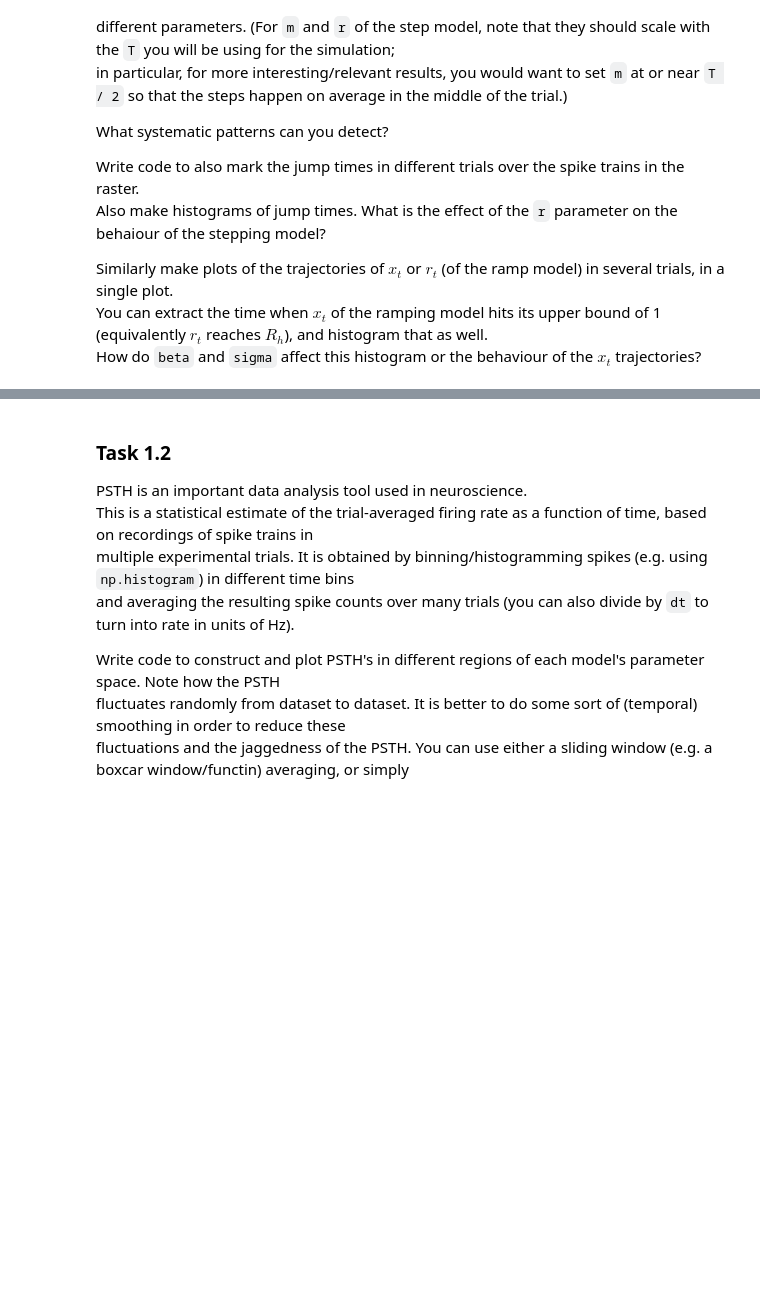
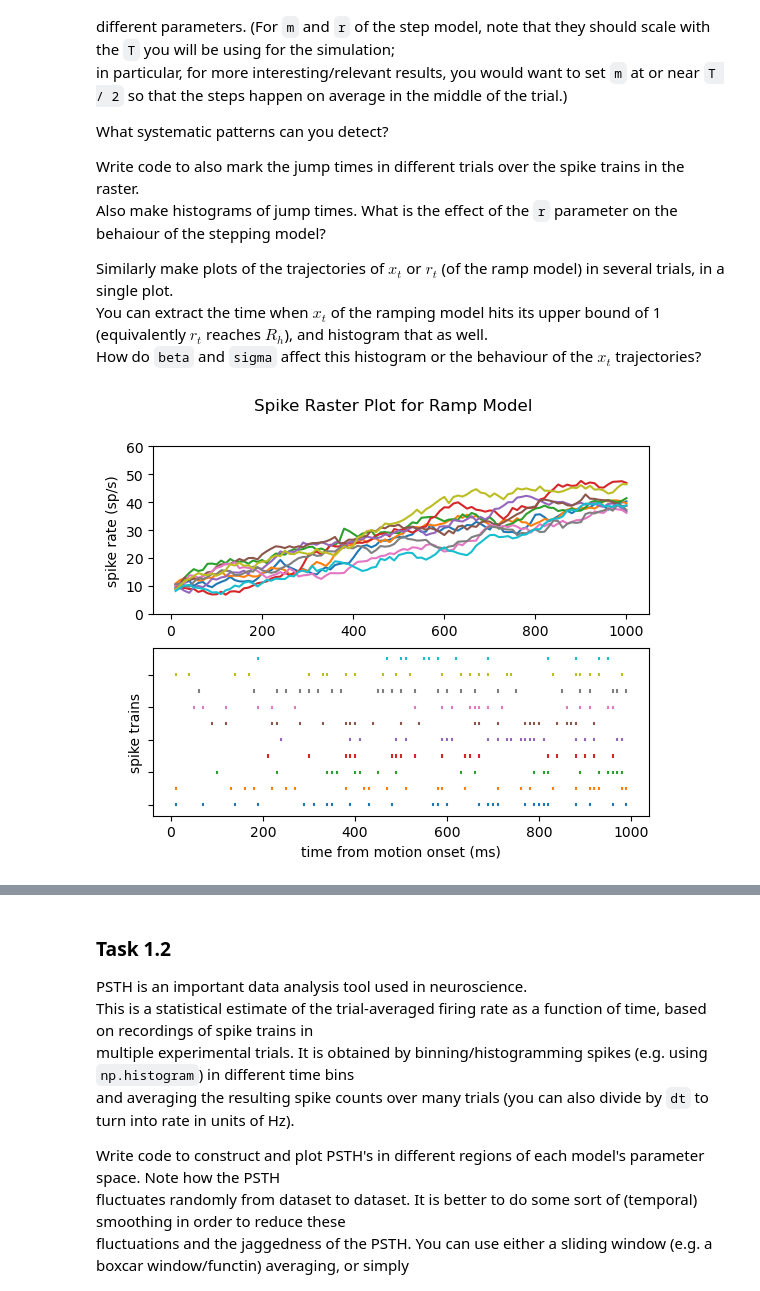
Before and after one commit to derek1909/GG3G3, a Jupyter notebook: GG3_project.ipynb, the cells around one changed output, grey strips where cells are left out. Saved outputs shown, nothing was run; the diff lists cells and outputs as text; code cells hidden in the pictures; blank space fills up the shorter version.

```diff
--- a/GG3_project.ipynb
+++ b/GG3_project.ipynb
@@ -323,0 +327,31 @@ How do `beta` and `sigma` affect this histogram or the behaviour of the $x_t$ tr
+# %%
+ramp = RampModel(beta=0.5, sigma=0.2, x0=.2, Rh=50)
+T = 100
+ramp_arr = ramp.simulate(Ntrials=10, get_rate=True, T = T)
+
+fig, (ax1, ax2) = plt.subplots(2)
+fig.suptitle("Spike Raster Plot for Ramp Model")
+times_ms = np.linspace(1e3/T,1e3,T)
+#print(times_ms)
+for i in range(len(ramp_arr[2])):
+    ax1.plot(times_ms, ramp_arr[2][i])
+ax1.set_ylabel("spike rate (sp/s)")
+ax1.set_ylim(0, 60)
+
+# record time of spikes in milliseconds
+spike_trains_timestamp = []
+for spike_train in ramp_arr[0]:
+    timestamp = []
+    for i in range(len(spike_train)):
+        if spike_train[i]!=0:
+            timestamp.append(i*1e3/T)
+    spike_trains_timestamp.append(timestamp)
+colors1 = ['C{}'.format(i) for i in range(len(ramp_arr[0]))] #set different color for each set of neural data
+ax2.eventplot(spike_trains_timestamp, colors=colors1, linelengths=0.2)
+ax2.yaxis.set_tick_params(labelleft=False)
+ax2.set_xlabel("time from motion onset (ms)")
+ax2.set_ylabel("spike trains")
+
+fig.show()
+# %% [output]
+[figure, added]
```
Also changed, not shown: parts of 3 cells of this notebook.
